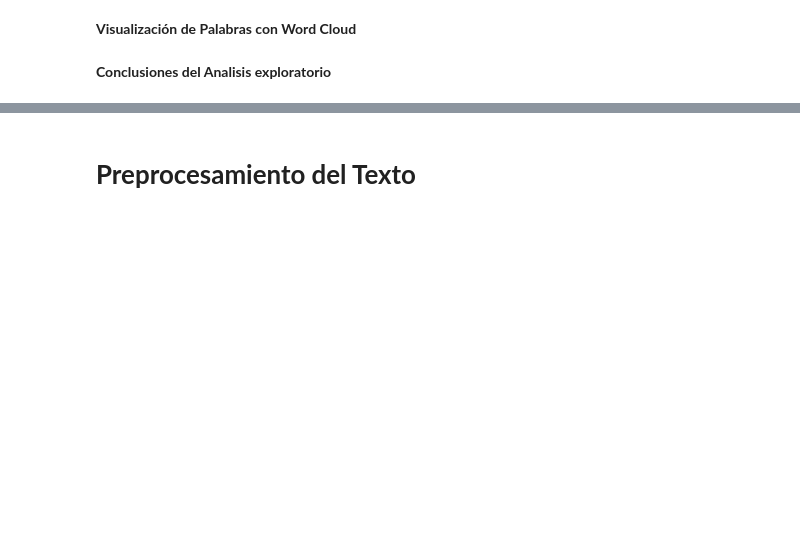
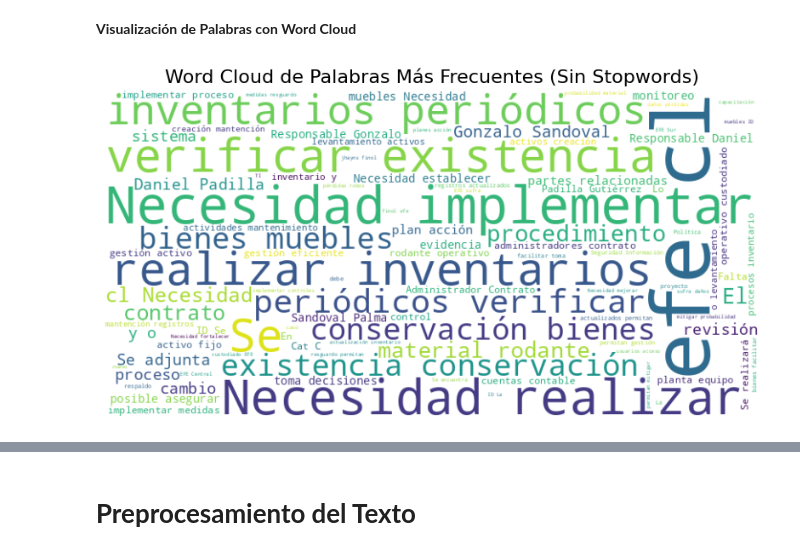
Before and after one commit to Augustogrecco/Cursocoderhouse, a Jupyter notebook: Proyecto_Códer_Grecco_NLP_v0.ipynb, the cells around one changed output, grey strips where cells are left out. Drawn from its saved outputs; the diff is of its cells as text; code cells hidden in the pictures; blank space fills up the shorter version.

```diff
--- a/Proyecto_Códer_Grecco_NLP_v0.ipynb
+++ b/Proyecto_Códer_Grecco_NLP_v0.ipynb
@@ -487,4 +610,34 @@ La alta presencia de preposiciones y determinantes confirma que los textos está
 # %% [markdown]
 **Visualización de Palabras con Word Cloud**
-# %% [markdown]
-**Conclusiones del Analisis exploratorio**
+# %%
+from wordcloud import WordCloud
+import matplotlib.pyplot as plt
+
+# ======== CONCATENACIÓN DE TEXTOS SIN STOPWORDS ========
+# Filtramos las palabras eliminando stopwords
+palabras_filtradas = [
+    palabra for texto in datos_relevantes['Texto_Concatenado']
+    for palabra in texto.split()
+    if palabra not in stop_words
+]
+
+# Unimos todas las palabras en un solo string para el Word Cloud
+texto_filtrado = ' '.join(palabras_filtradas)
+
+# ======== GENERACIÓN DEL WORD CLOUD ========
+wordcloud = WordCloud(
+    width=800,
+    height=400,
+    background_color='white',
+    colormap='viridis',
+    max_words=100  # Limitar a las 100 palabras más frecuentes
+).generate(texto_filtrado)
+
+# ======== VISUALIZACIÓN ========
+plt.figure(figsize=(10, 5))
+plt.imshow(wordcloud, interpolation='bilinear')
+plt.axis('off')  # Oculta los ejes
+plt.title("Word Cloud de Palabras Más Frecuentes (Sin Stopwords)", fontsize=16)
+plt.show()
+# %% [output]
+[figure, added]
```
Also changed, not shown: parts of 17 cells of this notebook.
